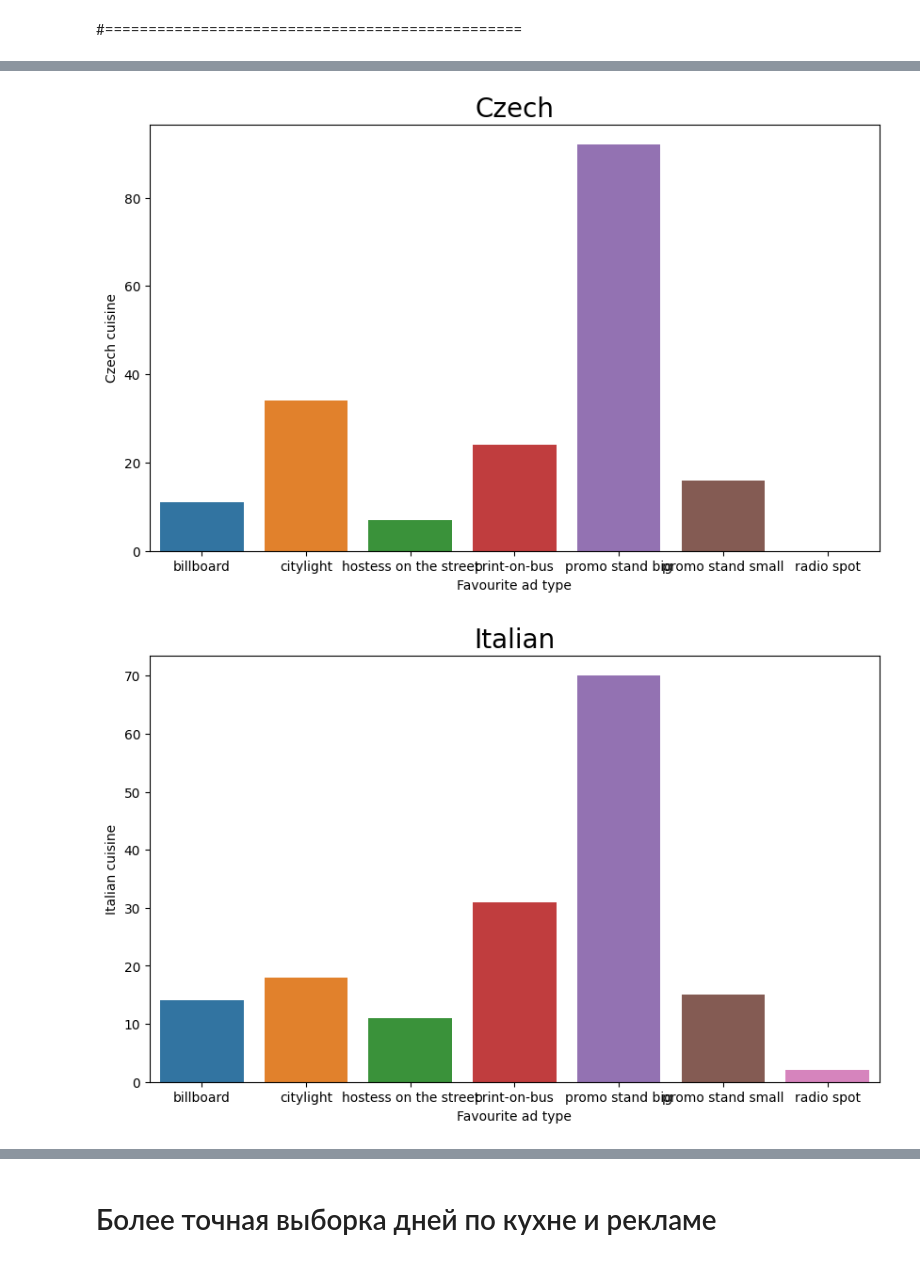
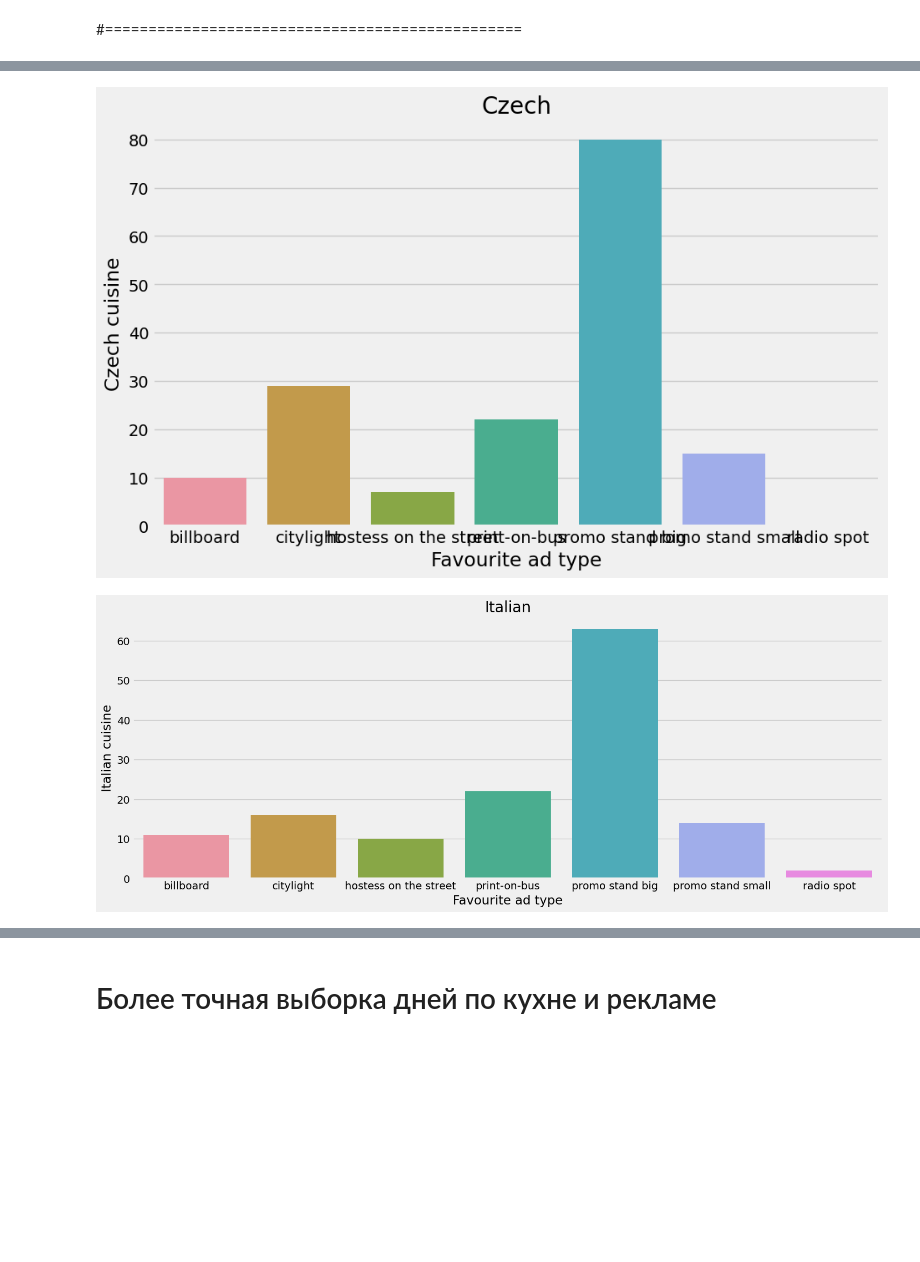
Before and after one commit to utikpuhlik/minimum, a Jupyter notebook: main.ipynb, the cells around one changed output, grey strips where cells are left out. Drawn from its saved outputs; the diff is of its cells as text; code cells hidden in the pictures; blank space fills up the shorter version.

```diff
--- a/main.ipynb
+++ b/main.ipynb
@@ -5,10 +5,14 @@ import numpy
 import pandas as pd
 import matplotlib.pyplot as plt
 import seaborn as sns
+# %%
+plt.style.use("fivethirtyeight")
 # %% [markdown]
 # Input Cells
 # %%
 demography = pd.read_excel('data/all.xlsx')
+# %%
+demography.drop_duplicates('ID', inplace=True)
 # %%
 demography = demography.drop('ID', axis=1)
 # %% [markdown]
@@ -88,13 +92,13 @@ plt.figure(figsize=(10,6), dpi=100)
 sns.barplot(data=czech, x='Favourite ad type', y='Czech cuisine')
 plt.title('Czech', fontsize=20);
 # %% [output]
-[figure, old version]
+[figure, new version]
 # %%
-plt.figure(figsize=(10,6), dpi=100)
+plt.figure(figsize=(16,6), dpi=100)
 sns.barplot(data=italia, x='Favourite ad type', y='Italian cuisine')
 plt.title('Italian', fontsize=20);
 # %% [output]
-[figure, old version]
+[figure, new version]
 # %%
 fig, axes = plt.subplots(ncols=3, figsize=(16,5), dpi=100)
 
```
Also changed, not shown: parts of 43 cells of this notebook, 3 other files.
